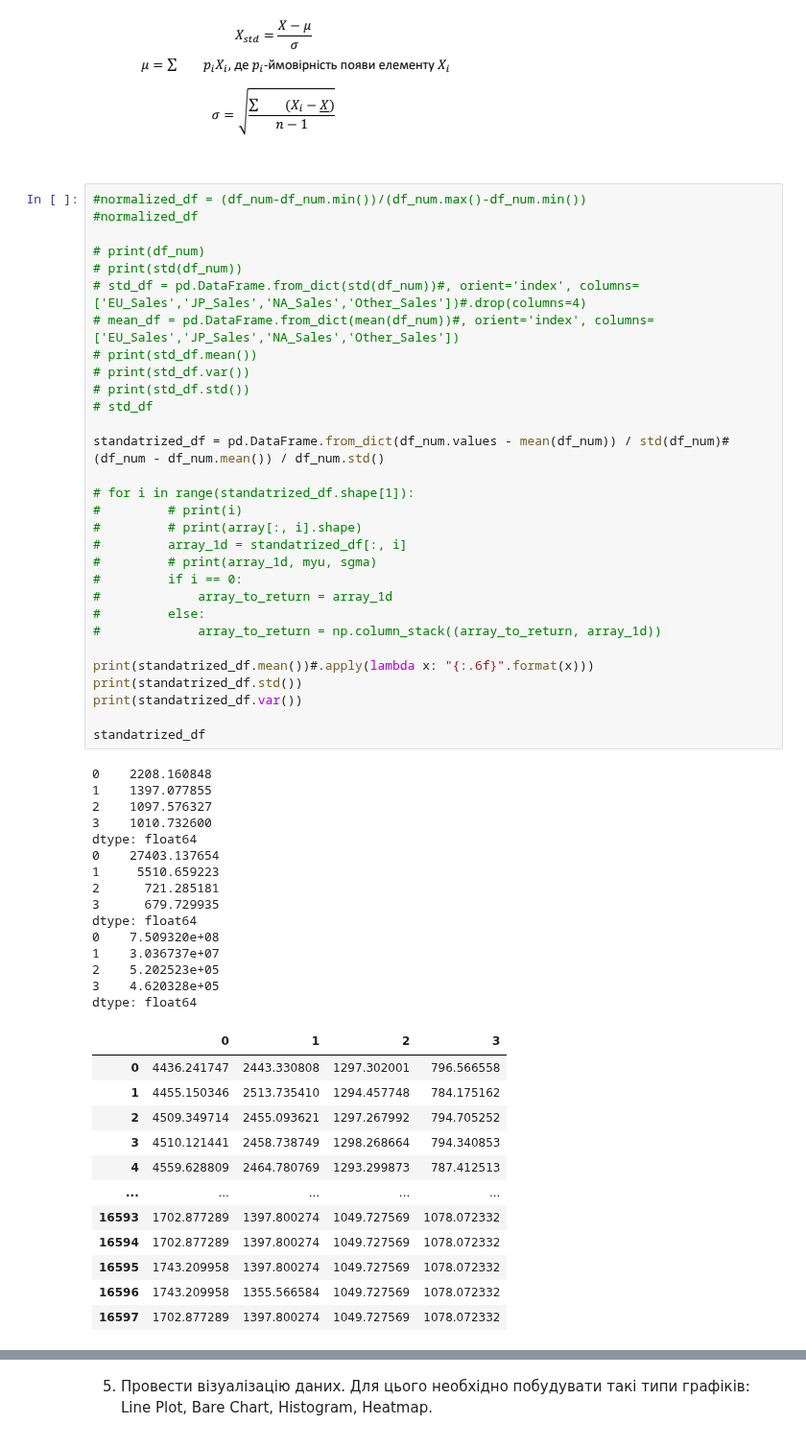
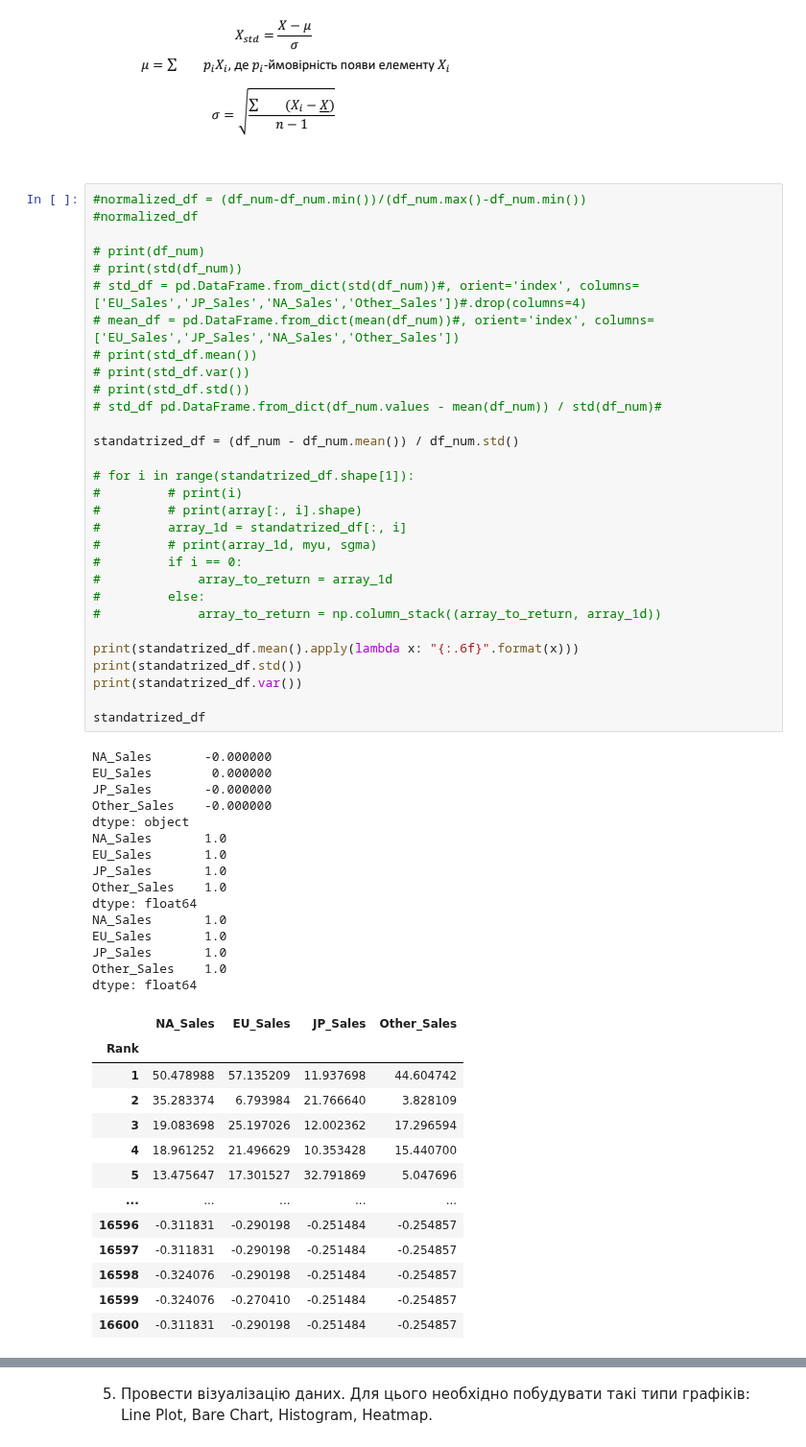
Before and after one commit to KlymentievMaksym/AD-labs, a Jupyter notebook: Coursework/Coursework.ipynb, the cells around one changed output, grey strips where cells are left out. Shown at 96% size. Saved outputs shown, nothing was run; the diff lists cells and outputs as text.

```diff
--- a/Coursework/Coursework.ipynb
+++ b/Coursework/Coursework.ipynb
@@ -287,61 +292,62 @@ array([[4.149e+01, 2.902e+01, 3.770e+00, 8.460e+00],
 # %%
 #normalized_df = (df_num-df_num.min())/(df_num.max()-df_num.min())
 #normalized_df
 
 # print(df_num)
 # print(std(df_num))
 # std_df = pd.DataFrame.from_dict(std(df_num))#, orient='index', columns=['EU_Sales','JP_Sales','NA_Sales','Other_Sales'])#.drop(columns=4)
 # mean_df = pd.DataFrame.from_dict(mean(df_num))#, orient='index', columns=['EU_Sales','JP_Sales','NA_Sales','Other_Sales'])
 # print(std_df.mean())
 # print(std_df.var())
 # print(std_df.std())
-# std_df
+# std_df pd.DataFrame.from_dict(df_num.values - mean(df_num)) / std(df_num)#
 
-standatrized_df = pd.DataFrame.from_dict(df_num.values - mean(df_num)) / std(df_num)#(df_num - df_num.mean()) / df_num.std()
+standatrized_df = (df_num - df_num.mean()) / df_num.std()
 
 # for i in range(standatrized_df.shape[1]):
 #         # print(i)
 #         # print(array[:, i].shape)
 #         array_1d = standatrized_df[:, i]
 #         # print(array_1d, myu, sgma)
 #         if i == 0:
 #             array_to_return = array_1d
 #         else:
 #             array_to_return = np.column_stack((array_to_return, array_1d))
 
-print(standatrized_df.mean())#.apply(lambda x: "{:.6f}".format(x)))
+print(standatrized_df.mean().apply(lambda x: "{:.6f}".format(x)))
 print(standatrized_df.std())
 print(standatrized_df.var())
 
 standatrized_df
 # %% [output]
-0    2208.160848
-1    1397.077855
-2    1097.576327
-3    1010.732600
+NA_Sales       -0.000000
+EU_Sales        0.000000
+JP_Sales       -0.000000
+Other_Sales    -0.000000
+dtype: object
+NA_Sales       1.0
+EU_Sales       1.0
+JP_Sales       1.0
+Other_Sales    1.0
 dtype: float64
-0    27403.137654
-1     5510.659223
-2      721.285181
-3      679.729935
+NA_Sales       1.0
+EU_Sales       1.0
+JP_Sales       1.0
+Other_Sales    1.0
 dtype: float64
-0    7.509320e+08
-1    3.036737e+07
-2    5.202523e+05
-3    4.620328e+05
-dtype: float64
-|  | 0 | 1 | 2 | 3 |
-| 0 | 4436.241747 | 2443.330808 | 1297.302001 | 796.566558 |
-| 1 | 4455.150346 | 2513.735410 | 1294.457748 | 784.175162 |
-| 2 | 4509.349714 | 2455.093621 | 1297.267992 | 794.705252 |
-| 3 | 4510.121441 | 2458.738749 | 1298.268664 | 794.340853 |
-| 4 | 4559.628809 | 2464.780769 | 1293.299873 | 787.412513 |
+|  | NA_Sales | EU_Sales | JP_Sales | Other_Sales |
+| Rank |  |  |  |  |
+| 1 | 50.478988 | 57.135209 | 11.937698 | 44.604742 |
+| 2 | 35.283374 | 6.793984 | 21.766640 | 3.828109 |
+| 3 | 19.083698 | 25.197026 | 12.002362 | 17.296594 |
+| 4 | 18.961252 | 21.496629 | 10.353428 | 15.440700 |
+| 5 | 13.475647 | 17.301527 | 32.791869 | 5.047696 |
 | ... | ... | ... | ... | ... |
-| 16593 | 1702.877289 | 1397.800274 | 1049.727569 | 1078.072332 |
-| 16594 | 1702.877289 | 1397.800274 | 1049.727569 | 1078.072332 |
-| 16595 | 1743.209958 | 1397.800274 | 1049.727569 | 1078.072332 |
-| 16596 | 1743.209958 | 1355.566584 | 1049.727569 | 1078.072332 |
-| 16597 | 1702.877289 | 1397.800274 | 1049.727569 | 1078.072332 |
+| 16596 | -0.311831 | -0.290198 | -0.251484 | -0.254857 |
+| 16597 | -0.311831 | -0.290198 | -0.251484 | -0.254857 |
+| 16598 | -0.324076 | -0.290198 | -0.251484 | -0.254857 |
+| 16599 | -0.324076 | -0.270410 | -0.251484 | -0.254857 |
+| 16600 | -0.311831 | -0.290198 | -0.251484 | -0.254857 |
 16598 rows × 4 columns
 # %% [markdown]
 5. Провести візуалізацію даних. Для цього необхідно побудувати такі типи графіків: Line Plot,  Bare Chart, Histogram, Heatmap.
```
Also changed, not shown: parts of 13 cells of this notebook.
